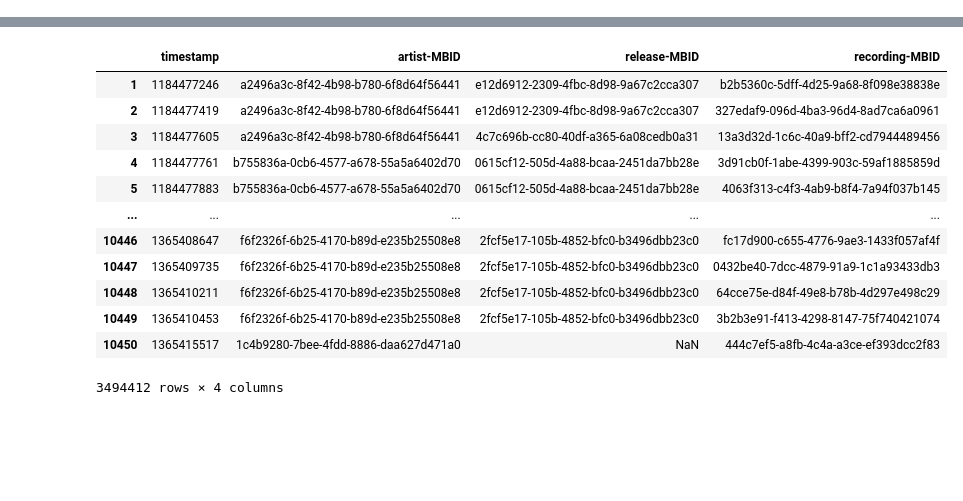
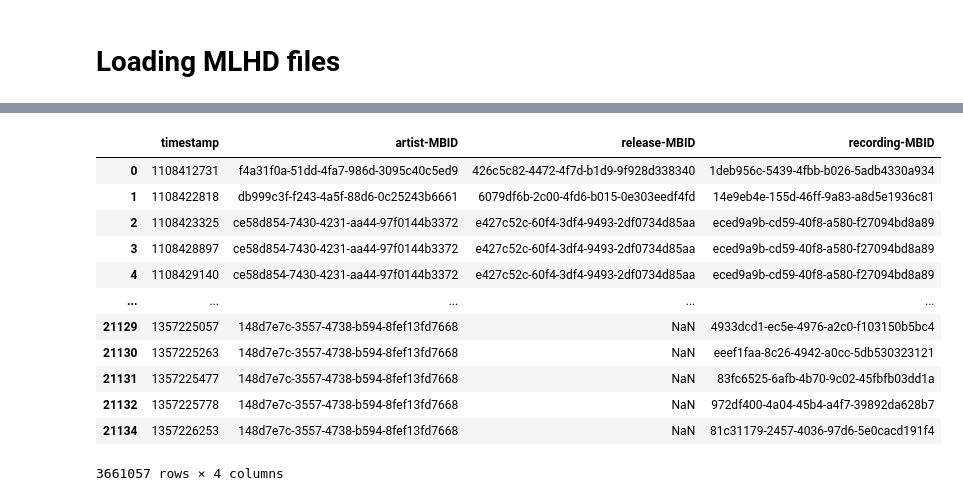
Before and after one commit to Prathamesh-Ghatole/MLHD, a Jupyter notebook: MLHD_conflation.ipynb, the cells around one changed output, grey strips where cells are left out. Saved outputs shown, nothing was run; the diff lists cells and outputs as text; code cells hidden in the pictures; blank space fills up the shorter version.

```diff
--- a/MLHD_conflation.ipynb
+++ b/MLHD_conflation.ipynb
@@ -31,7 +75,10 @@ MB_artists.head()
+# %% [markdown]
+# Loading MLHD files
 # %%
-# Loading files
+%%time
+# Loading files using the new load library!
 
 import lib.load as load
-df = load.gen_and_load(100)
+df = load.read_files('random_file_paths.txt')
 df
 # %% [output]
@@ -38,13 +87,13 @@ df
 |  | timestamp | artist-MBID | release-MBID | recording-MBID |
-| 1 | 1184477246 | a2496a3c-8f42-4b98-b780-6f8d64f56441 | e12d6912-2309-4fbc-8d98-9a67c2cca307 | b2b5360c-5dff-4d25-9a68-8f098e38838e |
-| 2 | 1184477419 | a2496a3c-8f42-4b98-b780-6f8d64f56441 | e12d6912-2309-4fbc-8d98-9a67c2cca307 | 327edaf9-096d-4ba3-96d4-8ad7ca6a0961 |
-| 3 | 1184477605 | a2496a3c-8f42-4b98-b780-6f8d64f56441 | 4c7c696b-cc80-40df-a365-6a08cedb0a31 | 13a3d32d-1c6c-40a9-bff2-cd7944489456 |
-| 4 | 1184477761 | b755836a-0cb6-4577-a678-55a5a6402d70 | 0615cf12-505d-4a88-bcaa-2451da7bb28e | 3d91cb0f-1abe-4399-903c-59af1885859d |
-| 5 | 1184477883 | b755836a-0cb6-4577-a678-55a5a6402d70 | 0615cf12-505d-4a88-bcaa-2451da7bb28e | 4063f313-c4f3-4ab9-b8f4-7a94f037b145 |
+| 0 | 1108412731 | f4a31f0a-51dd-4fa7-986d-3095c40c5ed9 | 426c5c82-4472-4f7d-b1d9-9f928d338340 | 1deb956c-5439-4fbb-b026-5adb4330a934 |
+| 1 | 1108422818 | db999c3f-f243-4a5f-88d6-0c25243b6661 | 6079df6b-2c00-4fd6-b015-0e303eedf4fd | 14e9eb4e-155d-46ff-9a83-a8d5e1936c81 |
+| 2 | 1108423325 | ce58d854-7430-4231-aa44-97f0144b3372 | e427c52c-60f4-3df4-9493-2df0734d85aa | eced9a9b-cd59-40f8-a580-f27094bd8a89 |
+| 3 | 1108428897 | ce58d854-7430-4231-aa44-97f0144b3372 | e427c52c-60f4-3df4-9493-2df0734d85aa | eced9a9b-cd59-40f8-a580-f27094bd8a89 |
+| 4 | 1108429140 | ce58d854-7430-4231-aa44-97f0144b3372 | e427c52c-60f4-3df4-9493-2df0734d85aa | eced9a9b-cd59-40f8-a580-f27094bd8a89 |
 | ... | ... | ... | ... | ... |
-| 10446 | 1365408647 | f6f2326f-6b25-4170-b89d-e235b25508e8 | 2fcf5e17-105b-4852-bfc0-b3496dbb23c0 | fc17d900-c655-4776-9ae3-1433f057af4f |
-| 10447 | 1365409735 | f6f2326f-6b25-4170-b89d-e235b25508e8 | 2fcf5e17-105b-4852-bfc0-b3496dbb23c0 | 0432be40-7dcc-4879-91a9-1c1a93433db3 |
-| 10448 | 1365410211 | f6f2326f-6b25-4170-b89d-e235b25508e8 | 2fcf5e17-105b-4852-bfc0-b3496dbb23c0 | 64cce75e-d84f-49e8-b78b-4d297e498c29 |
-| 10449 | 1365410453 | f6f2326f-6b25-4170-b89d-e235b25508e8 | 2fcf5e17-105b-4852-bfc0-b3496dbb23c0 | 3b2b3e91-f413-4298-8147-75f740421074 |
-| 10450 | 1365415517 | 1c4b9280-7bee-4fdd-8886-daa627d471a0 | NaN | 444c7ef5-a8fb-4c4a-a3ce-ef393dcc2f83 |
+| 21129 | 1357225057 | 148d7e7c-3557-4738-b594-8fef13fd7668 | NaN | 4933dcd1-ec5e-4976-a2c0-f103150b5bc4 |
+| 21130 | 1357225263 | 148d7e7c-3557-4738-b594-8fef13fd7668 | NaN | eeef1faa-8c26-4942-a0cc-5db530323121 |
+| 21131 | 1357225477 | 148d7e7c-3557-4738-b594-8fef13fd7668 | NaN | 83fc6525-6afb-4b70-9c02-45fbfb03dd1a |
+| 21132 | 1357225778 | 148d7e7c-3557-4738-b594-8fef13fd7668 | NaN | 972df400-4a04-45b4-a4f7-39892da628b7 |
+| 21134 | 1357226253 | 148d7e7c-3557-4738-b594-8fef13fd7668 | NaN | 81c31179-2457-4036-97d6-5e0cacd191f4 |
-3494412 rows × 4 columns
+3661057 rows × 4 columns
```
Also changed, not shown: parts of 37 cells of this notebook.
